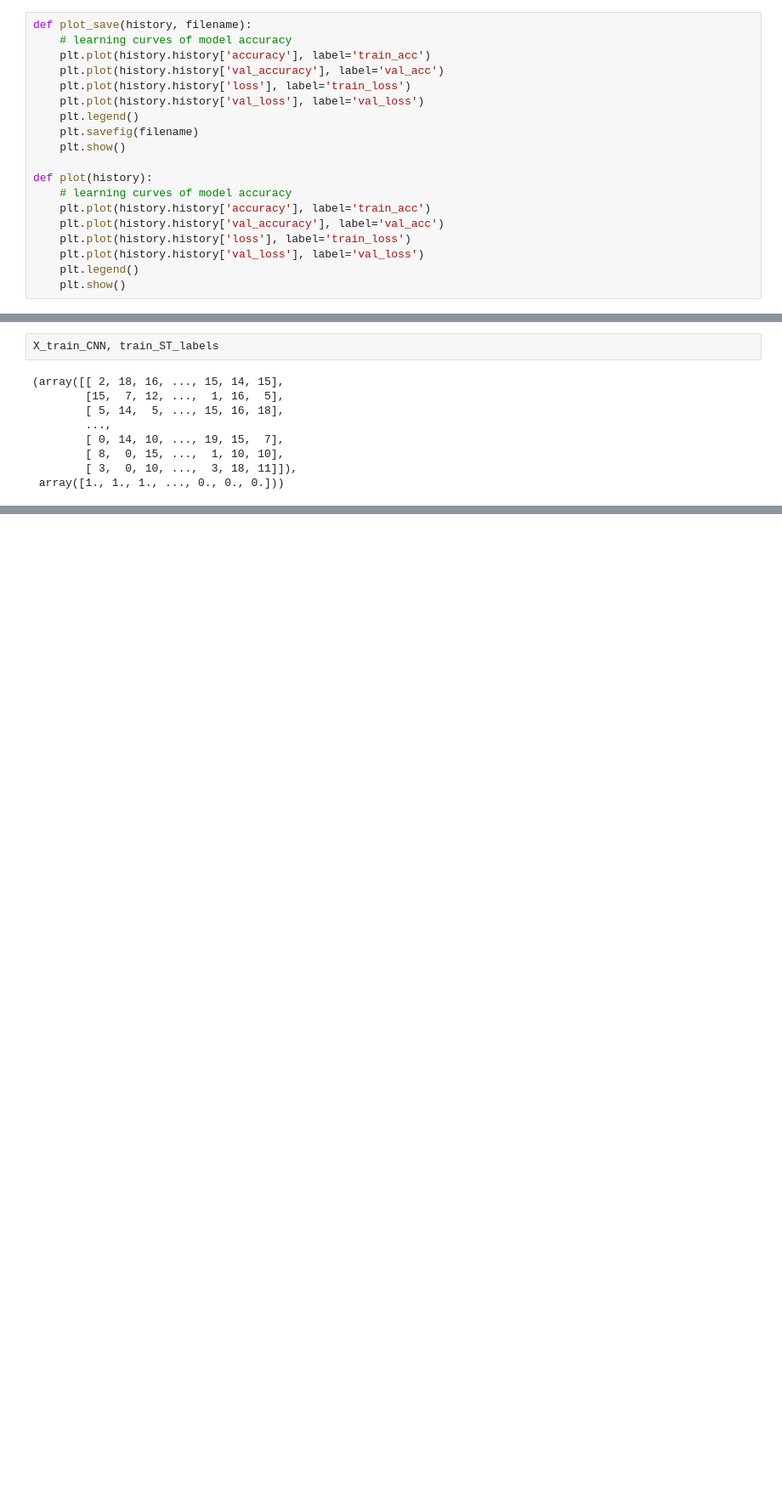
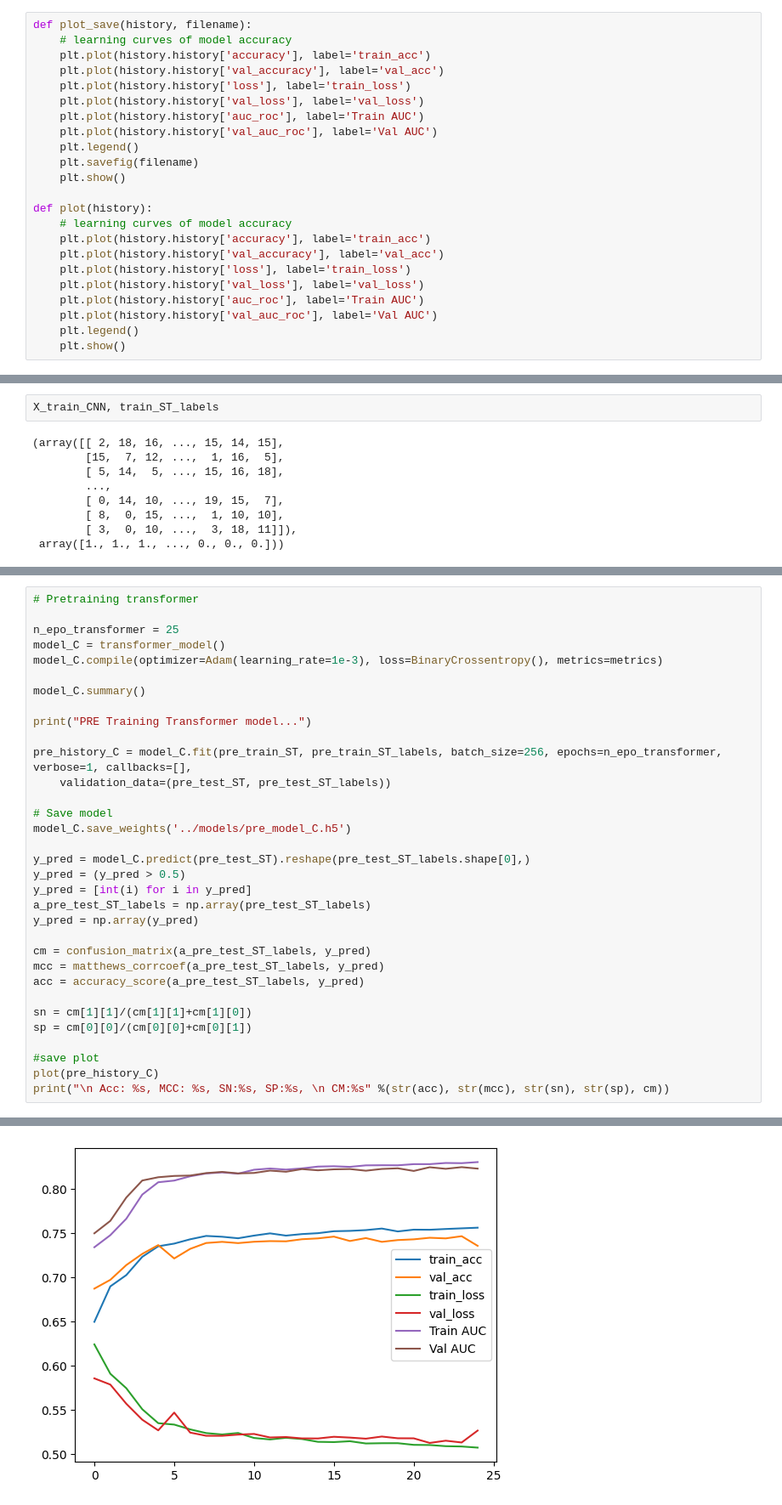
Before and after one commit to anuprulez/transformer_dephosphorylation, a Jupyter notebook: notebooks/train_prot_t5_ffn.ipynb, the cells around one changed output, grey strips where cells are left out. Shown at 85% size. Drawn from its saved outputs; the diff is of its cells as text; blank space fills up the shorter version.

```diff
--- a/notebooks/train_prot_t5_ffn.ipynb
+++ b/notebooks/train_prot_t5_ffn.ipynb
@@ -49,6 +49,8 @@ def plot_save(history, filename):
     plt.plot(history.history['val_accuracy'], label='val_acc')
     plt.plot(history.history['loss'], label='train_loss')
     plt.plot(history.history['val_loss'], label='val_loss')
+    plt.plot(history.history['auc_roc'], label='Train AUC')
+    plt.plot(history.history['val_auc_roc'], label='Val AUC')
     plt.legend()
     plt.savefig(filename)
     plt.show()
@@ -59,6 +61,8 @@ def plot(history):
     plt.plot(history.history['val_accuracy'], label='val_acc')
     plt.plot(history.history['loss'], label='train_loss')
     plt.plot(history.history['val_loss'], label='val_loss')
+    plt.plot(history.history['auc_roc'], label='Train AUC')
+    plt.plot(history.history['val_auc_roc'], label='Val AUC')
     plt.legend()
     plt.show()
 # %%
@@ -452,0 +389,34 @@ Epoch 1/100
+# %%
+# Pretraining transformer
+
+n_epo_transformer = 25
+model_C = transformer_model()
+model_C.compile(optimizer=Adam(learning_rate=1e-3), loss=BinaryCrossentropy(), metrics=metrics)
+
+model_C.summary()
+
+print("PRE Training Transformer model...")
+
+pre_history_C = model_C.fit(pre_train_ST, pre_train_ST_labels, batch_size=256, epochs=n_epo_transformer, verbose=1, callbacks=[],
+    validation_data=(pre_test_ST, pre_test_ST_labels))
+
+# Save model
+model_C.save_weights('../models/pre_model_C.h5')
+
+y_pred = model_C.predict(pre_test_ST).reshape(pre_test_ST_labels.shape[0],)
+y_pred = (y_pred > 0.5)
+y_pred = [int(i) for i in y_pred]
+a_pre_test_ST_labels = np.array(pre_test_ST_labels)
+y_pred = np.array(y_pred)
+
+cm = confusion_matrix(a_pre_test_ST_labels, y_pred)
+mcc = matthews_corrcoef(a_pre_test_ST_labels, y_pred)
+acc = accuracy_score(a_pre_test_ST_labels, y_pred)
+
+sn = cm[1][1]/(cm[1][1]+cm[1][0])
+sp = cm[0][0]/(cm[0][0]+cm[0][1])
+
+#save plot
+plot(pre_history_C)
+print("\n Acc: %s, MCC: %s, SN:%s, SP:%s, \n CM:%s" %(str(acc), str(mcc), str(sn), str(sp), cm))
+# %% [output]
@@ -452,0 +440 @@ Epoch 1/100
+[figure, added]
```
Also changed, not shown: parts of 11 cells of this notebook, 1 other file.
